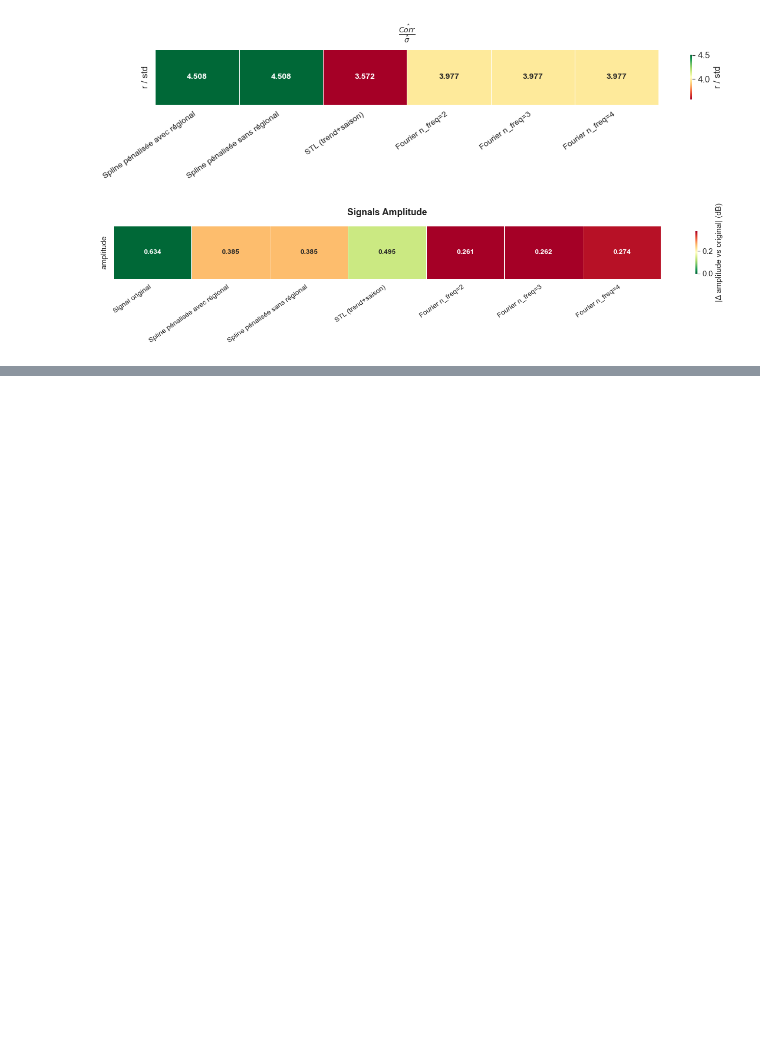
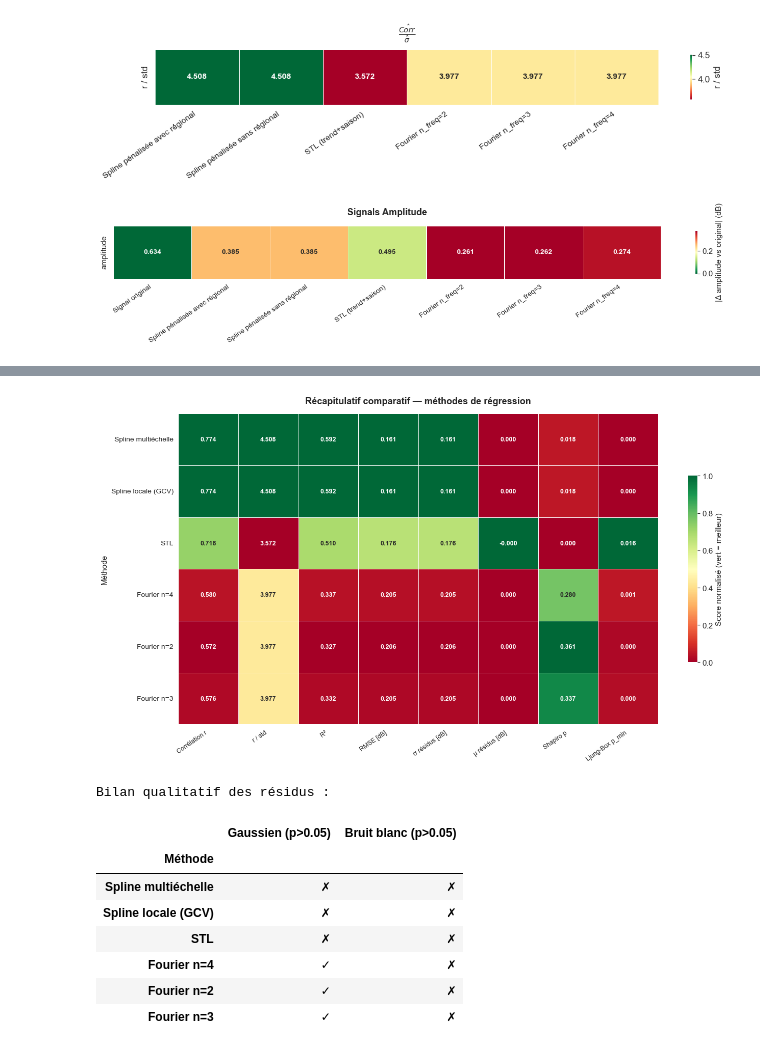
Before and after one commit to clairesn23/readingseminar, a Jupyter notebook: metafile.ipynb, the cells around one changed output, grey strips where cells are left out. Saved outputs shown, nothing was run; the diff lists cells and outputs as text; code cells hidden in the pictures; blank space fills up the shorter version.

```diff
--- a/metafile.ipynb
+++ b/metafile.ipynb
@@ -1114,0 +1414,61 @@ plot_amplitudes_heatmap(amp_results)
+# %%
+# ════════════════════════════════════════════════════════════════════════════
+#  HEATMAP VISUELLE du tableau récapitulatif
+#  Colonnes numériques uniquement — surlignage coloré pour lecture rapide
+# ════════════════════════════════════════════════════════════════════════════
+
+numeric_cols = ["Corrélation r", "r / std", "R²", "RMSE [dB]",
+                "σ résidus [dB]", "μ résidus [dB]", "Shapiro p", "Ljung-Box p_min"]
+
+df_num = df_recap[numeric_cols].copy().apply(pd.to_numeric, errors="coerce")
+
+fig, ax = plt.subplots(figsize=(len(numeric_cols) * 1.7, len(df_num) + 1.5))
+
+# Normalisation colonne par colonne pour la coloration
+df_norm = df_num.copy()
+for col in df_norm.columns:
+    mn, mx = df_norm[col].min(), df_norm[col].max()
+    if mx > mn:
+        df_norm[col] = (df_norm[col] - mn) / (mx - mn)
+    else:
+        df_norm[col] = 0.5
+
+# Pour RMSE et σ résidus, vert = petit (inverser)
+for col in ["RMSE [dB]", "σ résidus [dB]", "μ résidus [dB]"]:
+    if col in df_norm.columns:
+        df_norm[col] = 1 - df_norm[col]
+
+annot = df_num.applymap(lambda v: f"{v:.3f}" if not np.isnan(v) else "—")
+
+sns.heatmap(
+    df_norm, ax=ax,
+    annot=annot, fmt="",
+    cmap="RdYlGn", vmin=0, vmax=1,
+    linewidths=0.4, linecolor="white",
+    cbar_kws={"label": "Score normalisé (vert = meilleur)", "shrink": 0.6},
+    annot_kws={"size": 9, "weight": "bold"}
+)
+
+ax.set_title("Récapitulatif comparatif — méthodes de régression",
+             fontsize=13, fontweight="bold", pad=14)
+ax.set_xticklabels(ax.get_xticklabels(), rotation=35, ha="right", fontsize=9)
+ax.set_yticklabels(ax.get_yticklabels(), rotation=0, fontsize=10)
+plt.tight_layout()
+plt.savefig("figures_residuals/heatmap_recap.png", dpi=150, bbox_inches="tight")
+plt.show()
+
+# ── Tableau binaire Gaussien / Bruit blanc ────────────────────────────────────
+df_binary = df_recap[["Gaussien (p>0.05)", "Bruit blanc (p>0.05)"]].copy()
+print("\nBilan qualitatif des résidus :")
+display(df_binary)
+# %% [output]
+[figure, added]
+Bilan qualitatif des résidus :
+|  | Gaussien (p>0.05) | Bruit blanc (p>0.05) |
+| Méthode |  |  |
+| Spline multiéchelle | ✗ | ✗ |
+| Spline locale (GCV) | ✗ | ✗ |
+| STL | ✗ | ✗ |
+| Fourier n=4 | ✓ | ✗ |
+| Fourier n=2 | ✓ | ✗ |
+| Fourier n=3 | ✓ | ✗ |
```
Also changed, not shown: parts of 9 cells of this notebook, 1 other file.
